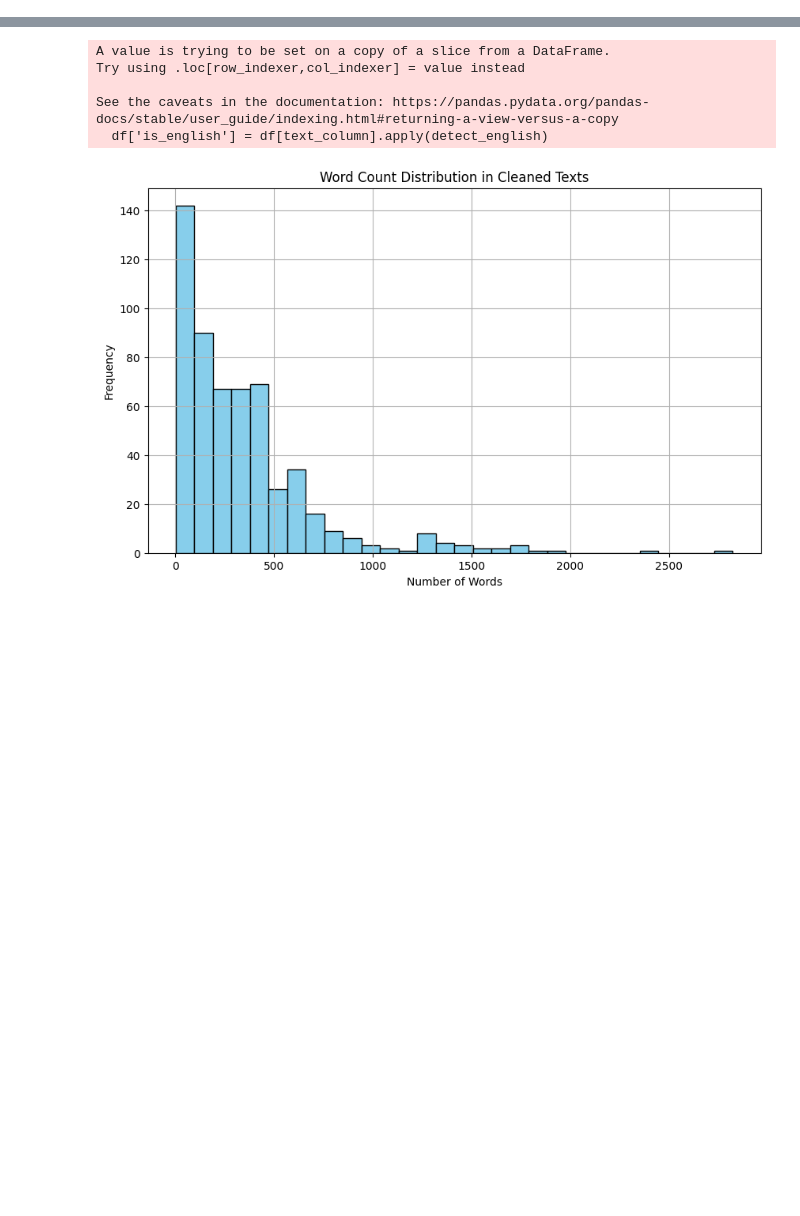
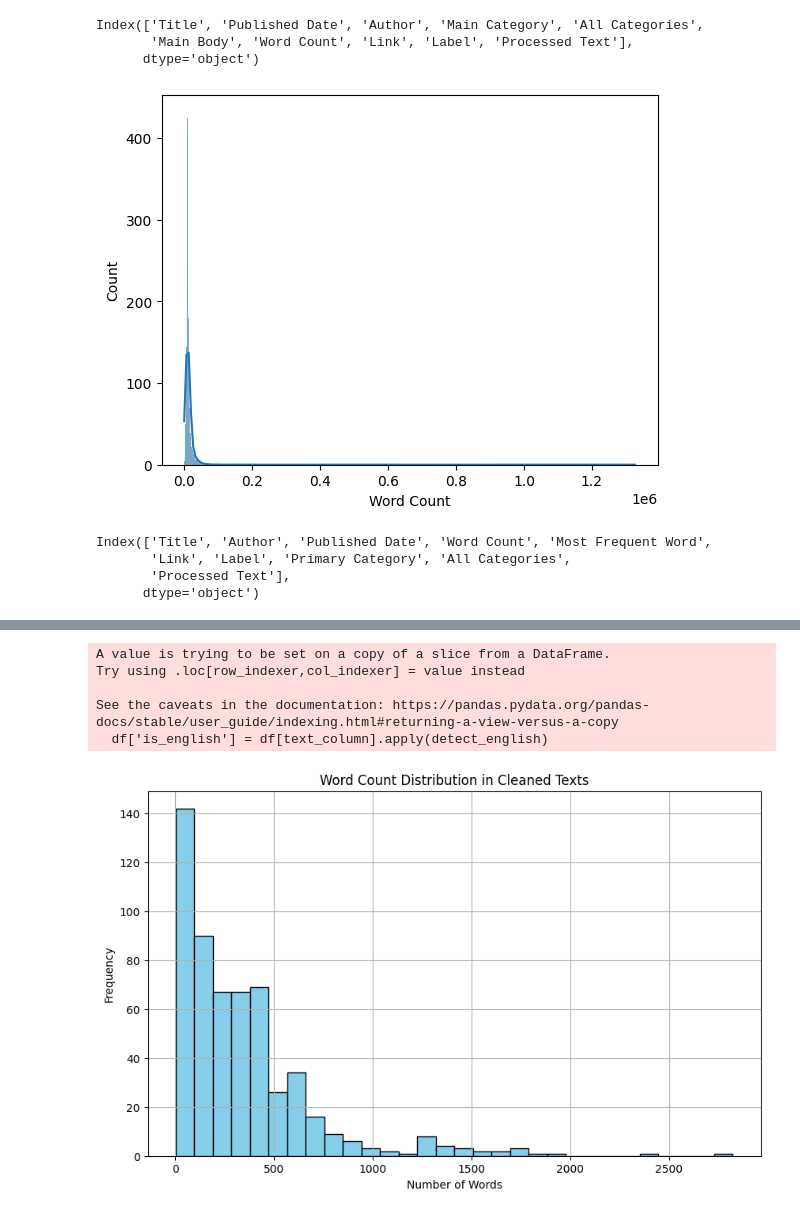
Before and after one commit to DianaAkolzina/scientific_paper_classifier, a Jupyter notebook: notebooks/Global_preprocessing.ipynb, the cells around one changed output, grey strips where cells are left out. Cells and saved outputs as stored; diff of their text form; code cells hidden in the pictures; blank space fills up the shorter version.

Commit message:
df cleaning and concat

```diff
--- a/notebooks/Global_preprocessing.ipynb
+++ b/notebooks/Global_preprocessing.ipynb
@@ -69,5 +77,16 @@ def get_data_from_gcp(bucket_name, file_name):
     df = pd.read_csv(io.BytesIO(blob.download_as_bytes()), sep=",")
 
     return df
+# %%
+file_name_list = ['cleaned_data/arxiv_cleaned.csv', 'cleaned_data/collective_evolution_cleaned.csv'\
+                ,'cleaned_data/david_cleaned.csv', 'cleaned_data/ftcheck_cleaned.csv'\
+                , 'cleaned_data/isha_cleaned.csv', 'cleaned_data/naturalnews_cleaned.csv', 'cleaned_data/astro_lipton_cleaned.csv']
 # %%
 #TODO concat the dfs into one big df called combined_df for simplicity
+
+df_arxiv = get_data_from_gcp(BUCKET_NAME, file_name_list[0])
+df_collective_evolution = get_data_from_gcp(BUCKET_NAME, file_name_list[1])
+df_david = get_data_from_gcp(BUCKET_NAME, file_name_list[2])
+df_factcheck = get_data_from_gcp(BUCKET_NAME, file_name_list[3])
+df_isha = get_data_from_gcp(BUCKET_NAME, file_name_list[4])
+df_naturalnews = get_data_from_gcp(BUCKET_NAME, file_name_list[5])
@@ -73,0 +109,28 @@ def get_data_from_gcp(bucket_name, file_name):
+# %%
+df_naturalnews.columns
+# %% [output]
+Index(['Title', 'Published Date', 'Author', 'Main Category', 'All Categories',
+       'Main Body', 'Word Count', 'Link', 'Label', 'Processed Text'],
+      dtype='object')
+# %%
+df_naturalnews.drop(columns=['Main Body'], inplace=True)
+df_naturalnews.rename(columns = {'Main Category':'Primary Category'}, inplace=True)
+df_naturalnews['Most Frequent Word']=''
+
+df_naturalnews.columns
+# %%
+ df_naturalnews = df_naturalnews[['Title', 'Author', 'Published Date', 'Word Count', 'Most Frequent Word',
+        'Link', 'Label', 'Primary Category', 'All Categories',
+        'Processed Text']]
+# %%
+sns.histplot(df_naturalnews['Word Count'], kde=True);
+# %% [output]
+[figure, added]
+# %%
+final_df = pd.concat([df_arxiv, df_collective_evolution, df_david, df_isha, df_naturalnews, df_factcheck, df_astro], join = 'inner')
+final_df.columns
+# %% [output]
+Index(['Title', 'Author', 'Published Date', 'Word Count', 'Most Frequent Word',
+       'Link', 'Label', 'Primary Category', 'All Categories',
+       'Processed Text'],
+      dtype='object')
```
Also changed, not shown: parts of 11 cells of this notebook, 2 other files.
